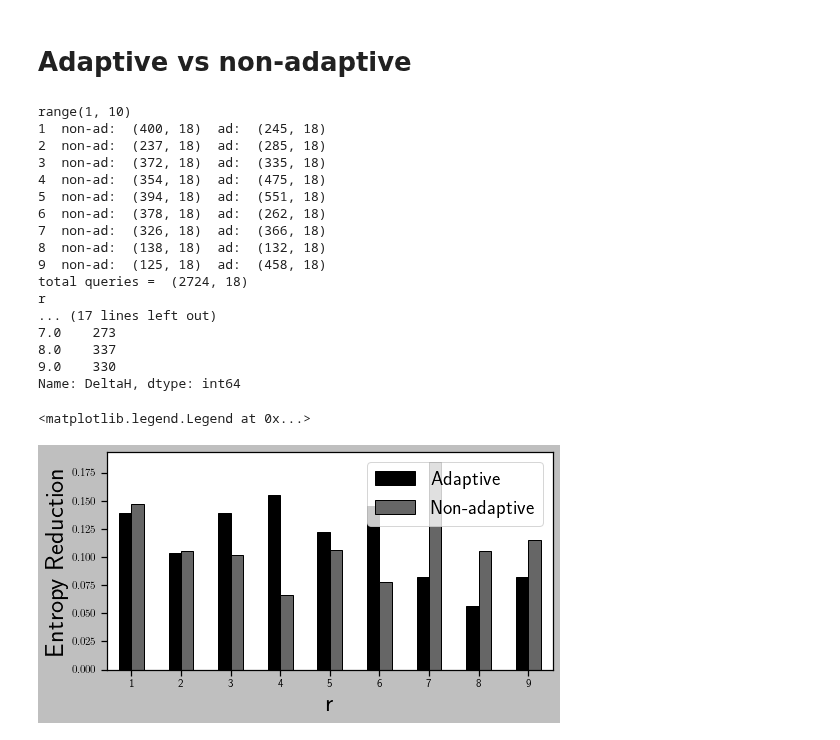
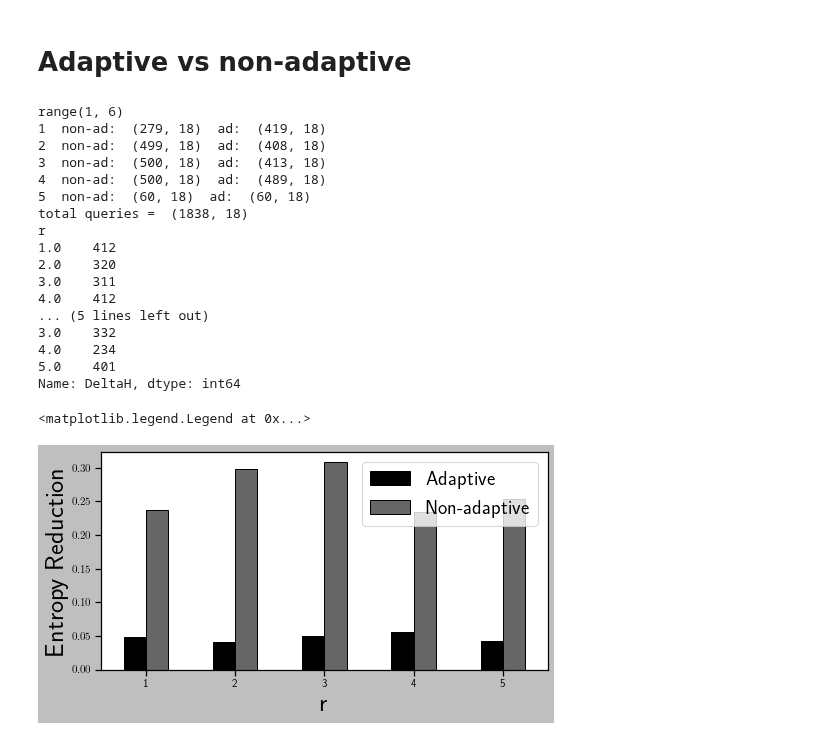
Before and after one commit to toggled/uncertainty, a Jupyter notebook: test.ipynb, the cells around one changed output. Cells and saved outputs as stored; diff of their text form; code cells hidden in the pictures.

```diff
--- a/test.ipynb
+++ b/test.ipynb
@@ -1585,15 +1722,16 @@ labelsize = 22
 lw = 2
 
 # folder = 'output/baby/CRureduct2/'
-folder = 'CRureductP/'
+folder = 'p/CRureduct/'
 
 # K = 32
+data = 'papers'
 # data = 'restaurants'
-data = 'products'
+# data = 'products'
 alg0 = 'greedyp'
 a0 = 'greedyp'
 q = 'reach'
-qset = range(1,10)
+qset = range(1,6)
 print(qset)
 varyK0 = [] #non-ada
 varyK1  = [] #ada
@@ -1654,46 +1792,46 @@ plt.ylabel('Entropy Reduction',fontsize=fontsize-2)
 # # plt.xscale('log',base=2)
 # non_adap = np.array(non_adap)
 # adap = np.array(adap)
 # std_ad = np.array(std_ad)
 # std_nad = np.array(std_nad)
 # plt.plot(kset,non_adap,color = 'k',marker='x',label='Non-adaptive',linewidth=lw)
 # plt.plot(kset,adap,color = 'k',marker='o',label='Adaptive',linewidth=lw)
 # plt.fill_between(kset, adap - std_ad, adap + std_ad, \
 #                  color='r', alpha=0.3)
 # plt.fill_between(kset, non_adap - std_nad, non_adap + std_nad, \
 #                  color='b', alpha=0.3)
 # # ax = plt.gca()
 # # ax.axhline(exact_deltaH,linestyle='--',color='r',linewidth=lw,label='Exact')
 
 # # plt.xscale('log',base=2)
 # plt.xlabel('budget (k)',fontsize=fontsize-2)
 # plt.ylabel('$\hat{H}_0 - \hat{H}_k$',fontsize=fontsize-2)
 # plt.xticks(kset,fontsize=fontsize-2)
 # plt.yticks(fontsize=fontsize-2)
 # # plt.legend(fontsize=fontsize+10,bbox_to_anchor=(1.001,0.95),frameon = False,prop={"size":20})
 plt.legend(fontsize=fontsize,loc='best',prop={"size":20})
 # plt.title('R = '+NT,fontsize=fontsize-8)
 # fname = 'figs/varyk_'+data+"_"+q+'_Q'+str(qset)+'_budget_'+NT+".pdf"
 # print(fname)
 # plt.tight_layout()
 # plt.savefig(fname)
 # %% [output]
-range(1, 10)
-1  non-ad:  (400, 18)  ad:  (245, 18)
-2  non-ad:  (237, 18)  ad:  (285, 18)
-3  non-ad:  (372, 18)  ad:  (335, 18)
-4  non-ad:  (354, 18)  ad:  (475, 18)
-5  non-ad:  (394, 18)  ad:  (551, 18)
-6  non-ad:  (378, 18)  ad:  (262, 18)
-7  non-ad:  (326, 18)  ad:  (366, 18)
-8  non-ad:  (138, 18)  ad:  (132, 18)
-9  non-ad:  (125, 18)  ad:  (458, 18)
-total queries =  (2724, 18)
+range(1, 6)
+1  non-ad:  (279, 18)  ad:  (419, 18)
+2  non-ad:  (499, 18)  ad:  (408, 18)
+3  non-ad:  (500, 18)  ad:  (413, 18)
+4  non-ad:  (500, 18)  ad:  (489, 18)
+5  non-ad:  (60, 18)  ad:  (60, 18)
+total queries =  (1838, 18)
 r
-... (17 lines left out)
-7.0    273
-8.0    337
-9.0    330
+1.0    412
+2.0    320
+3.0    311
+4.0    412
+... (5 lines left out)
+3.0    332
+4.0    234
+5.0    401
 Name: DeltaH, dtype: int64
 <matplotlib.legend.Legend at 0x...>
-[figure, old version]
+[figure, new version]
```
Also changed, not shown: parts of 3 cells of this notebook, 4 other files.
